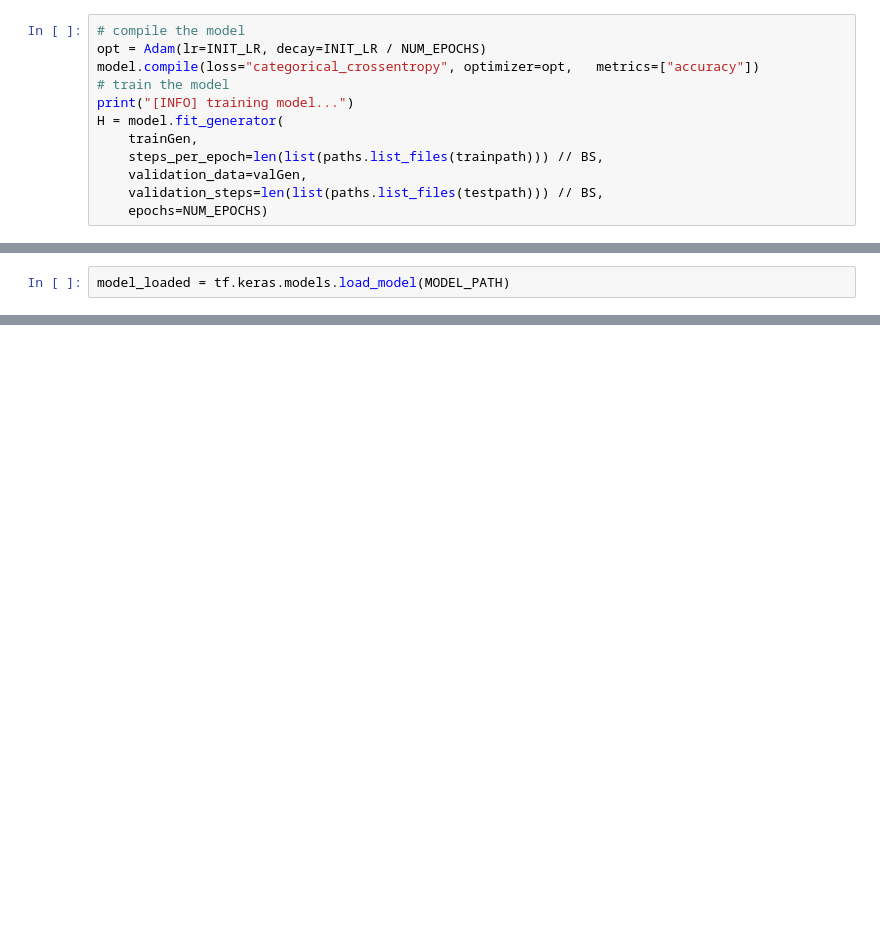
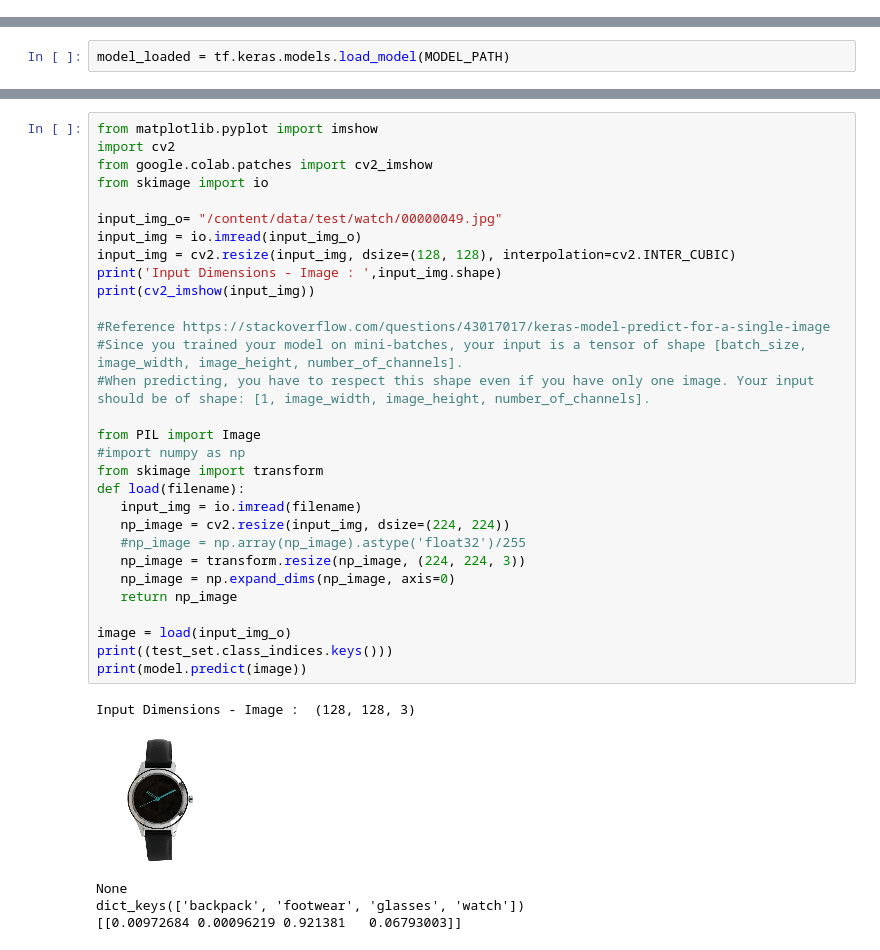
Before and after one commit to Shivdutta/AdvanceCNN, a Jupyter notebook: Pred_CiFAR10_Fashion_classification_resnet50_new.ipynb, the cells around one changed output, grey strips where cells are left out. Drawn from its saved outputs; the diff is of its cells as text; blank space fills up the shorter version.

```diff
--- a/Pred_CiFAR10_Fashion_classification_resnet50_new.ipynb
+++ b/Pred_CiFAR10_Fashion_classification_resnet50_new.ipynb
@@ -139,12 +187,0 @@ for layer in baseModel.layers:
-# %%
-# compile the model
-opt = Adam(lr=INIT_LR, decay=INIT_LR / NUM_EPOCHS)
-model.compile(loss="categorical_crossentropy", optimizer=opt,	metrics=["accuracy"])
-# train the model
-print("[INFO] training model...")
-H = model.fit_generator(
-	trainGen,
-	steps_per_epoch=len(list(paths.list_files(trainpath))) // BS,
-	validation_data=valGen,
-	validation_steps=len(list(paths.list_files(testpath))) // BS,
-	epochs=NUM_EPOCHS)
@@ -251,0 +268,36 @@ dict_keys(['backpack', 'footwear', 'glasses', 'watch'])
+# %%
+from matplotlib.pyplot import imshow
+import cv2
+from google.colab.patches import cv2_imshow
+from skimage import io
+
+input_img_o= "/content/data/test/watch/00000049.jpg"
+input_img = io.imread(input_img_o)
+input_img = cv2.resize(input_img, dsize=(128, 128), interpolation=cv2.INTER_CUBIC)
+print('Input Dimensions - Image : ',input_img.shape)
+print(cv2_imshow(input_img))
+
+#Reference https://stackoverflow.com/questions/43017017/keras-model-predict-for-a-single-image
+#Since you trained your model on mini-batches, your input is a tensor of shape [batch_size, image_width, image_height, number_of_channels].
+#When predicting, you have to respect this shape even if you have only one image. Your input should be of shape: [1, image_width, image_height, number_of_channels].
+
+from PIL import Image
+#import numpy as np
+from skimage import transform
+def load(filename):
+   input_img = io.imread(filename)
+   np_image = cv2.resize(input_img, dsize=(224, 224))
+   #np_image = np.array(np_image).astype('float32')/255
+   np_image = transform.resize(np_image, (224, 224, 3))
+   np_image = np.expand_dims(np_image, axis=0)
+   return np_image
+
+image = load(input_img_o)
+print((test_set.class_indices.keys()))
+print(model.predict(image))
+# %% [output]
+Input Dimensions - Image :  (128, 128, 3)
+[figure, added]
+None
+dict_keys(['backpack', 'footwear', 'glasses', 'watch'])
+[[0.00972684 0.00096219 0.921381   0.06793003]]
```
Also changed, not shown: parts of 24 cells of this notebook.
